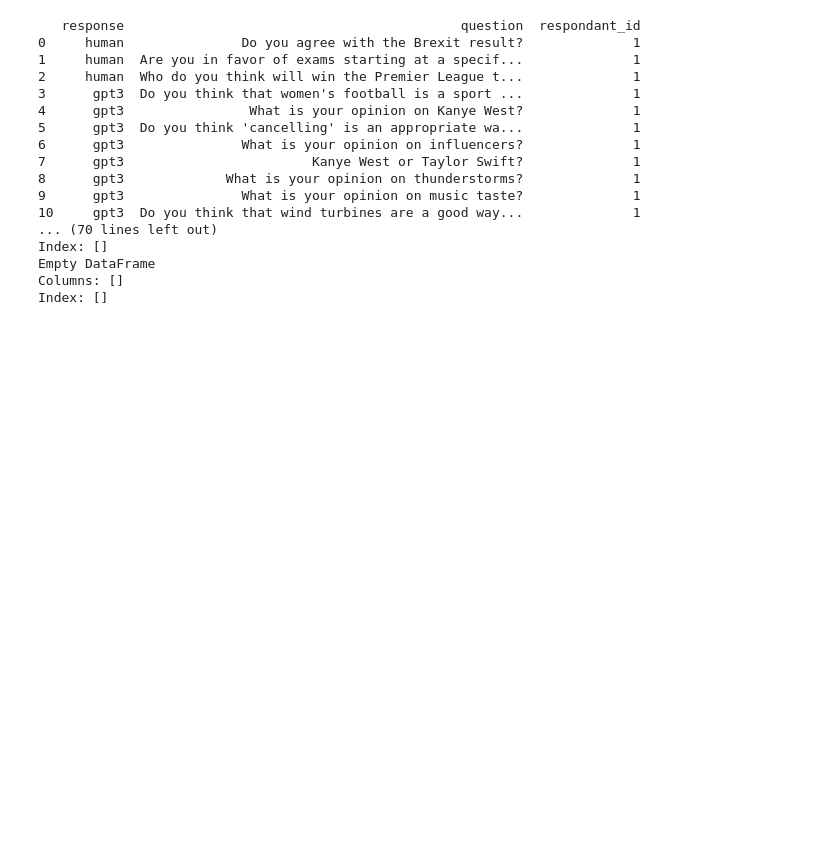
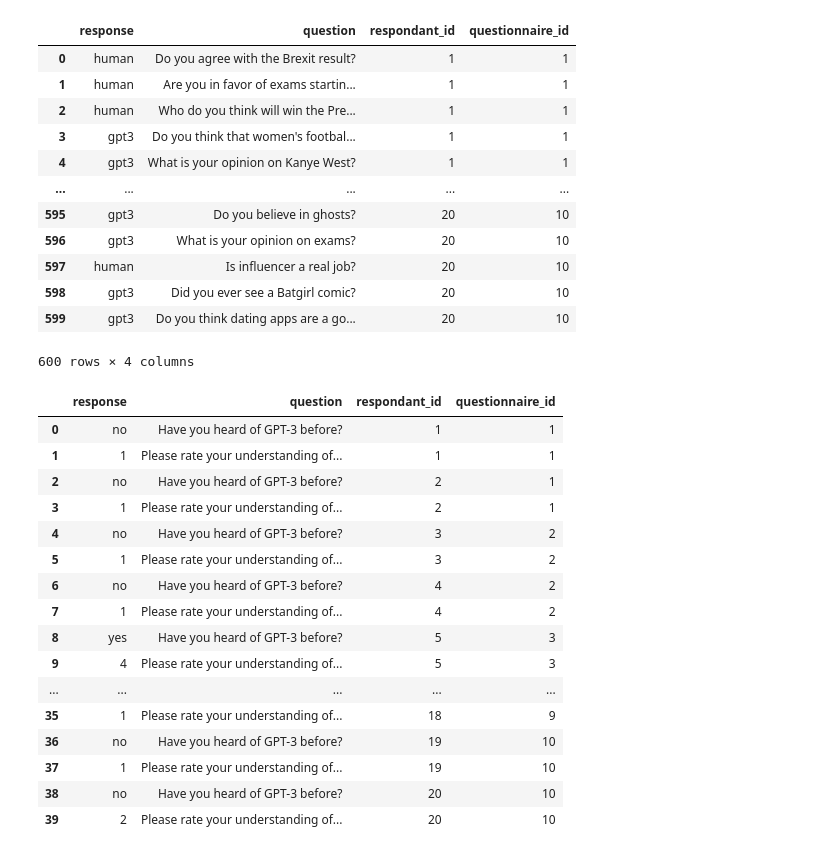
Before and after one commit to GWhiteley/Master-Thesis-Analysis, a Jupyter notebook: analysis.ipynb, the cells around one changed output. Drawn from its saved outputs; the diff is of its cells as text; code cells hidden in the pictures; blank space fills up the shorter version.

```diff
--- a/analysis.ipynb
+++ b/analysis.ipynb
@@ -32,19 +30,19 @@ q_file
 300 rows × 5 columns
 # %%
-q_results_dict: dict[int, pd.DataFrame] = {}
 num_respondants = 0
+q_full_results = pd.DataFrame()
+q_meta_responses = pd.DataFrame()
 
-for sheet_name in results_file.sheet_names:
+for sheet_name in q_raw_results.sheet_names:
     q_id = int(re.search(r'form_responses_(\d+)', snake_case(sheet_name)).group(1))
 
-    df = results_file.parse(sheet_name)
+    df = q_raw_results.parse(sheet_name)
     df.columns = df.columns.str.strip()
     df = df.drop(['Timestamp', 'Score'], axis=1)
     df  = df.T
     df.index.name = 'question'
     df = df.reset_index()
 
-    questions = df['question']
     responses = df.columns.values.tolist()
     responses.remove('question')
     response_df = pd.DataFrame()
@@ -52,28 +50,56 @@ for sheet_name in results_file.sheet_names:
     for response_value in responses:
         num_respondants += 1
         new = pd.DataFrame()
-        new['response'] = df[response_value].map({'Human': 'human', 'Computer': 'gpt3'})
+
+        new['response'] = df[response_value].map(lambda x: 'human' if x == 'Human' else ('gpt3' if x == 'Computer' else (x.lower() if isinstance(x, str) else x)))
         new['question'] = df['question']
         new['respondant_id'] = num_respondants
-        response_df = pd.concat([response_df, new])
+        new['questionnaire_id'] = q_id
 
-    q_results_dict[q_id] = response_df
-    print(response_df)
+        response_df = pd.concat([response_df, new]).reset_index(drop=True)
+
+    if not response_df.empty:
+        q_meta_df = response_df.query('question == "Have you heard of GPT-3 before?" | question == "Please rate your understanding of how language models, such as GPT-3 work?"')
+        response_df = response_df[~response_df.isin(q_meta_df)].dropna(how = 'all')
+        response_df['respondant_id'] = response_df['respondant_id'].astype('int32')
+        response_df['questionnaire_id'] = response_df['questionnaire_id'].astype('int32')
+
+        q_meta_responses = pd.concat([q_meta_responses, q_meta_df]).reset_index(drop=True)
+        q_full_results = pd.concat([q_full_results, response_df]).reset_index(drop=True)
+
+q_raw_results.close()
+q_full_results
 # %% [output]
+|  | response | question | respondant_id | questionnaire_id |
+| 0 | human | Do you agree with the Brexit result? | 1 | 1 |
+| 1 | human | Are you in favor of exams startin... | 1 | 1 |
+| 2 | human | Who do you think will win the Pre... | 1 | 1 |
+| 3 | gpt3 | Do you think that women's footbal... | 1 | 1 |
+| 4 | gpt3 | What is your opinion on Kanye West? | 1 | 1 |
+| ... | ... | ... | ... | ... |
+| 595 | gpt3 | Do you believe in ghosts? | 20 | 10 |
+| 596 | gpt3 | What is your opinion on exams? | 20 | 10 |
+| 597 | human | Is influencer a real job? | 20 | 10 |
+| 598 | gpt3 | Did you ever see a Batgirl comic? | 20 | 10 |
+| 599 | gpt3 | Do you think dating apps are a go... | 20 | 10 |
-   response                                           question  respondant_id
-0     human               Do you agree with the Brexit result?              1
-1     human  Are you in favor of exams starting at a specif...              1
-2     human  Who do you think will win the Premier League t...              1
-3      gpt3  Do you think that women's football is a sport ...              1
-4      gpt3                What is your opinion on Kanye West?              1
-5      gpt3  Do you think 'cancelling' is an appropriate wa...              1
-6      gpt3               What is your opinion on influencers?              1
-7      gpt3                        Kanye West or Taylor Swift?              1
-8      gpt3             What is your opinion on thunderstorms?              1
-9      gpt3               What is your opinion on music taste?              1
-10     gpt3  Do you think that wind turbines are a good way...              1
-... (70 lines left out)
-Index: []
-Empty DataFrame
-Columns: []
-Index: []
+600 rows × 4 columns
+# %%
+q_meta_responses
+# %% [output]
+|  | response | question | respondant_id | questionnaire_id |
+| 0 | no | Have you heard of GPT-3 before? | 1 | 1 |
+| 1 | 1 | Please rate your understanding of... | 1 | 1 |
+| 2 | no | Have you heard of GPT-3 before? | 2 | 1 |
+| 3 | 1 | Please rate your understanding of... | 2 | 1 |
+| 4 | no | Have you heard of GPT-3 before? | 3 | 2 |
+| 5 | 1 | Please rate your understanding of... | 3 | 2 |
+| 6 | no | Have you heard of GPT-3 before? | 4 | 2 |
+| 7 | 1 | Please rate your understanding of... | 4 | 2 |
+| 8 | yes | Have you heard of GPT-3 before? | 5 | 3 |
+| 9 | 4 | Please rate your understanding of... | 5 | 3 |
+| ... | ... | ... | ... | ... |
+| 35 | 1 | Please rate your understanding of... | 18 | 9 |
+| 36 | no | Have you heard of GPT-3 before? | 19 | 10 |
+| 37 | 1 | Please rate your understanding of... | 19 | 10 |
+| 38 | no | Have you heard of GPT-3 before? | 20 | 10 |
+| 39 | 2 | Please rate your understanding of... | 20 | 10 |
```
Also changed, not shown: parts of 8 cells of this notebook, 2 other files.
